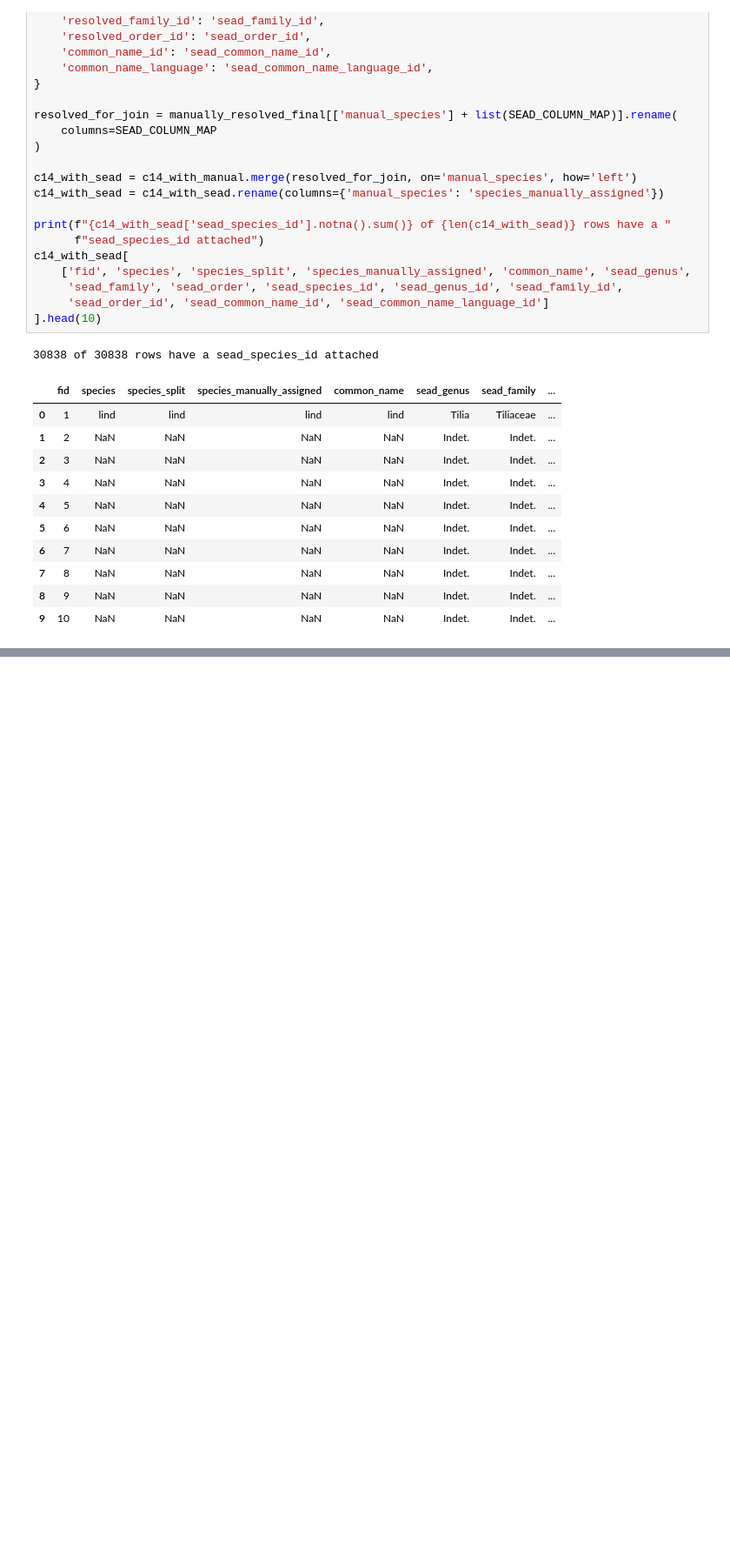
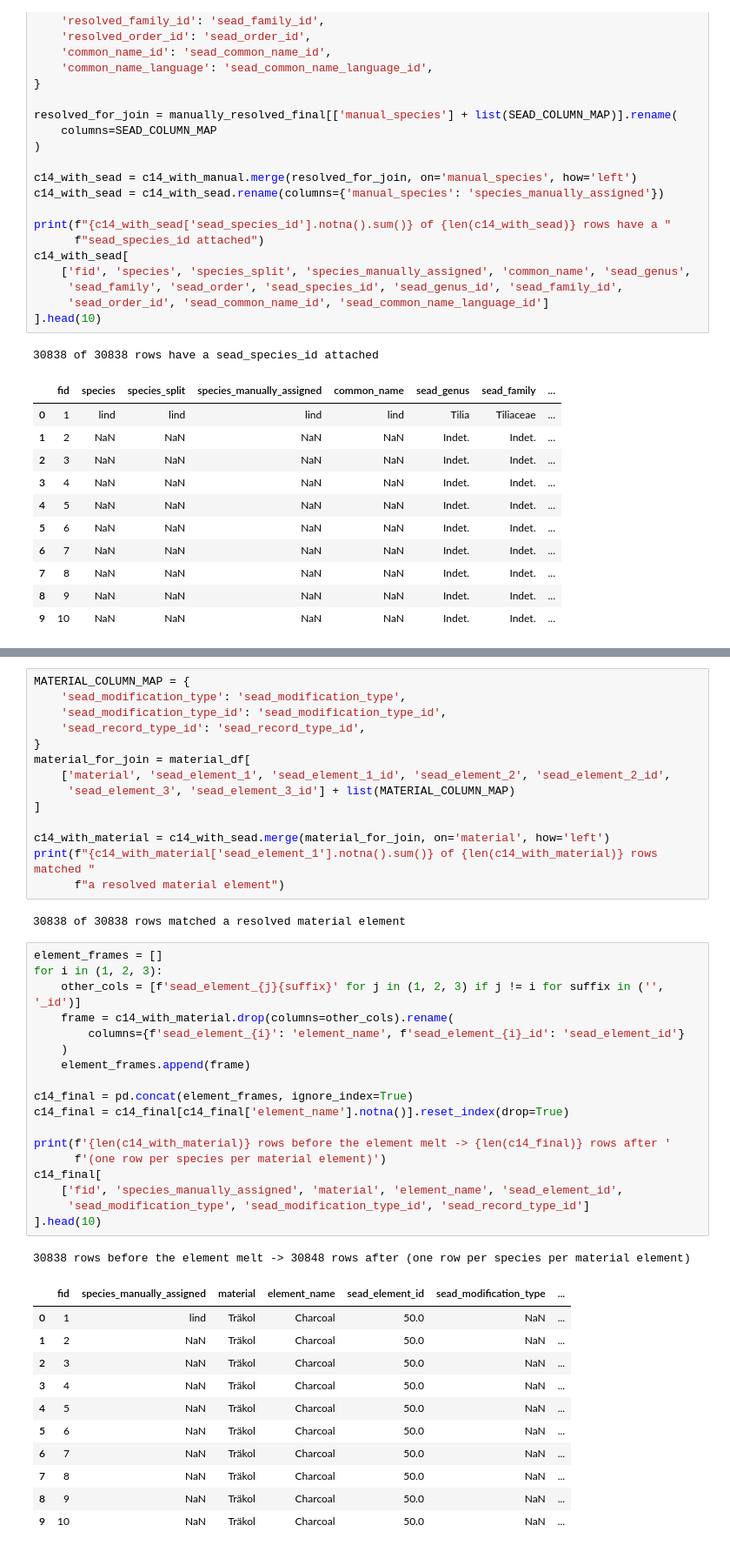
Before and after one commit to Br1CM/sead_strucke_data_cleaning, a Jupyter notebook: notebooks/c14_dataset_tranformation.ipynb, the cells around one changed output, grey strips where cells are left out. Shown at 87% size. Drawn from its saved outputs; the diff is of its cells as text; blank space fills up the shorter version.

```diff
--- a/notebooks/c14_dataset_tranformation.ipynb
+++ b/notebooks/c14_dataset_tranformation.ipynb
@@ -517,0 +685,47 @@ Saved 30838 rows to ..\output\mod_dataset\c14_master_v08_with_sead_taxonomy_v4_3
+# %%
+MATERIAL_COLUMN_MAP = {
+    'sead_modification_type': 'sead_modification_type',
+    'sead_modification_type_id': 'sead_modification_type_id',
+    'sead_record_type_id': 'sead_record_type_id',
+}
+material_for_join = material_df[
+    ['material', 'sead_element_1', 'sead_element_1_id', 'sead_element_2', 'sead_element_2_id',
+     'sead_element_3', 'sead_element_3_id'] + list(MATERIAL_COLUMN_MAP)
+]
+
+c14_with_material = c14_with_sead.merge(material_for_join, on='material', how='left')
+print(f"{c14_with_material['sead_element_1'].notna().sum()} of {len(c14_with_material)} rows matched "
+      f"a resolved material element")
+# %% [output]
+30838 of 30838 rows matched a resolved material element
+# %%
+element_frames = []
+for i in (1, 2, 3):
+    other_cols = [f'sead_element_{j}{suffix}' for j in (1, 2, 3) if j != i for suffix in ('', '_id')]
+    frame = c14_with_material.drop(columns=other_cols).rename(
+        columns={f'sead_element_{i}': 'element_name', f'sead_element_{i}_id': 'sead_element_id'}
+    )
+    element_frames.append(frame)
+
+c14_final = pd.concat(element_frames, ignore_index=True)
+c14_final = c14_final[c14_final['element_name'].notna()].reset_index(drop=True)
+
+print(f'{len(c14_with_material)} rows before the element melt -> {len(c14_final)} rows after '
+      f'(one row per species per material element)')
+c14_final[
+    ['fid', 'species_manually_assigned', 'material', 'element_name', 'sead_element_id',
+     'sead_modification_type', 'sead_modification_type_id', 'sead_record_type_id']
+].head(10)
+# %% [output]
+30838 rows before the element melt -> 30848 rows after (one row per species per material element)
+|  | fid | species_manually_assigned | material | element_name | sead_element_id | sead_modification_type | ... |
+| 0 | 1 | lind | Träkol | Charcoal | 50.0 | NaN | ... |
+| 1 | 2 | NaN | Träkol | Charcoal | 50.0 | NaN | ... |
+| 2 | 3 | NaN | Träkol | Charcoal | 50.0 | NaN | ... |
+| 3 | 4 | NaN | Träkol | Charcoal | 50.0 | NaN | ... |
+| 4 | 5 | NaN | Träkol | Charcoal | 50.0 | NaN | ... |
+| 5 | 6 | NaN | Träkol | Charcoal | 50.0 | NaN | ... |
+| 6 | 7 | NaN | Träkol | Charcoal | 50.0 | NaN | ... |
+| 7 | 8 | NaN | Träkol | Charcoal | 50.0 | NaN | ... |
+| 8 | 9 | NaN | Träkol | Charcoal | 50.0 | NaN | ... |
+| 9 | 10 | NaN | Träkol | Charcoal | 50.0 | NaN | ... |
```
Also changed, not shown: parts of 13 cells of this notebook.
